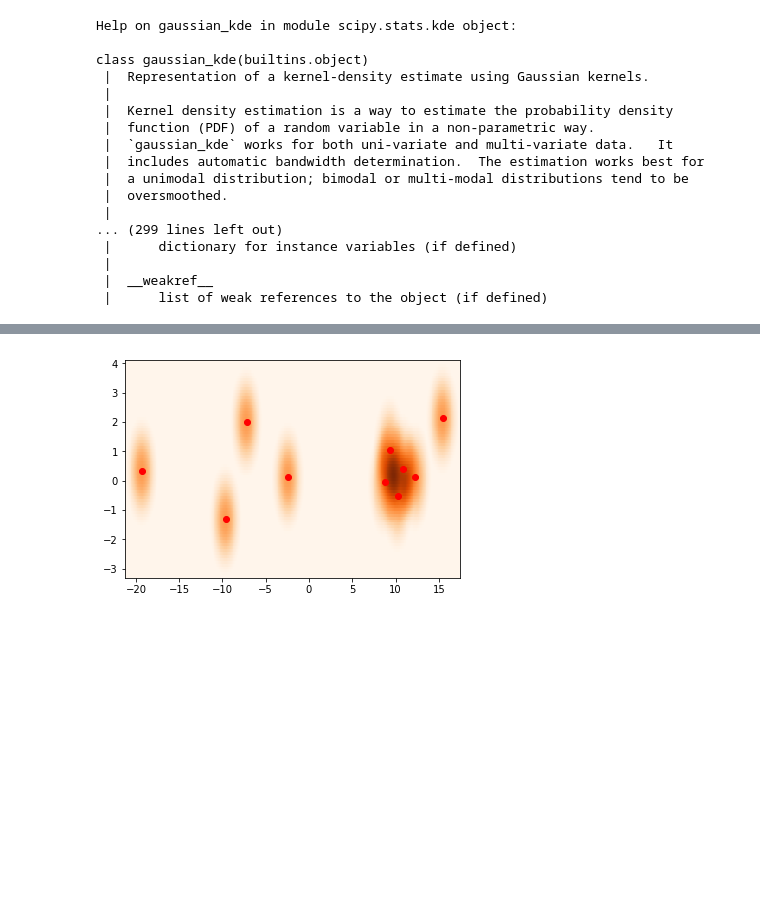
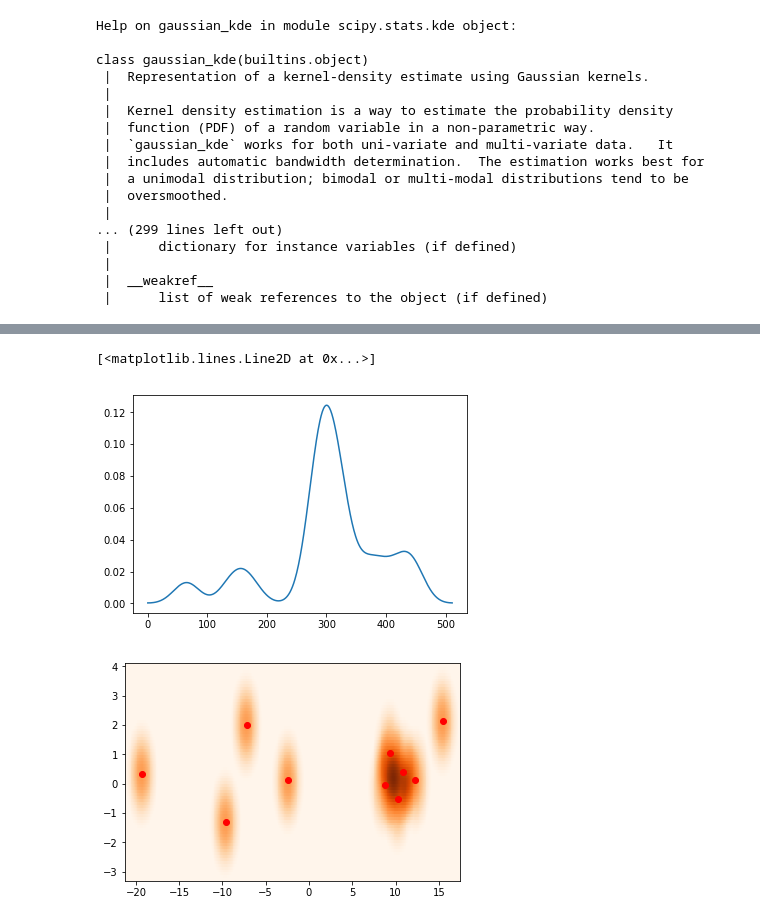
Before and after one commit to Seam8/SDB_Projects, a Jupyter notebook: ScriptsHorsChaine/ScatterDensity.ipynb, the cells around one changed output, grey strips where cells are left out. Cells and saved outputs as stored; diff of their text form; code cells hidden in the pictures; blank space fills up the shorter version.

```diff
--- a/ScriptsHorsChaine/ScatterDensity.ipynb
+++ b/ScriptsHorsChaine/ScatterDensity.ipynb
@@ -68,0 +63,10 @@ plt.show()
+# %%
+import statsmodels.api as sm
+patch=2
+ymax = m2.max()+patch
+xmin = m1.min()-patch
+xmax = m1.max()+patch
+ymin = m2.min()-patch
+X, Y = np.mgrid[xmin:xmax:100j, ymin:ymax:100j]
+
+kde = sm.nonparametric.KDEMultivariate([m1, m2], var_type='cc', bw=np.array([ 1,  1]))
@@ -69,3 +82,8 @@ plt.show()
+# %%
+plt.plot(kde.density)
+# %% [output]
+[<matplotlib.lines.Line2D at 0x...>]
+[figure, added]
 # %%
 import matplotlib.pyplot as plt
 import numpy as np
```
Also changed, not shown: parts of 7 cells of this notebook, 2 other files.
